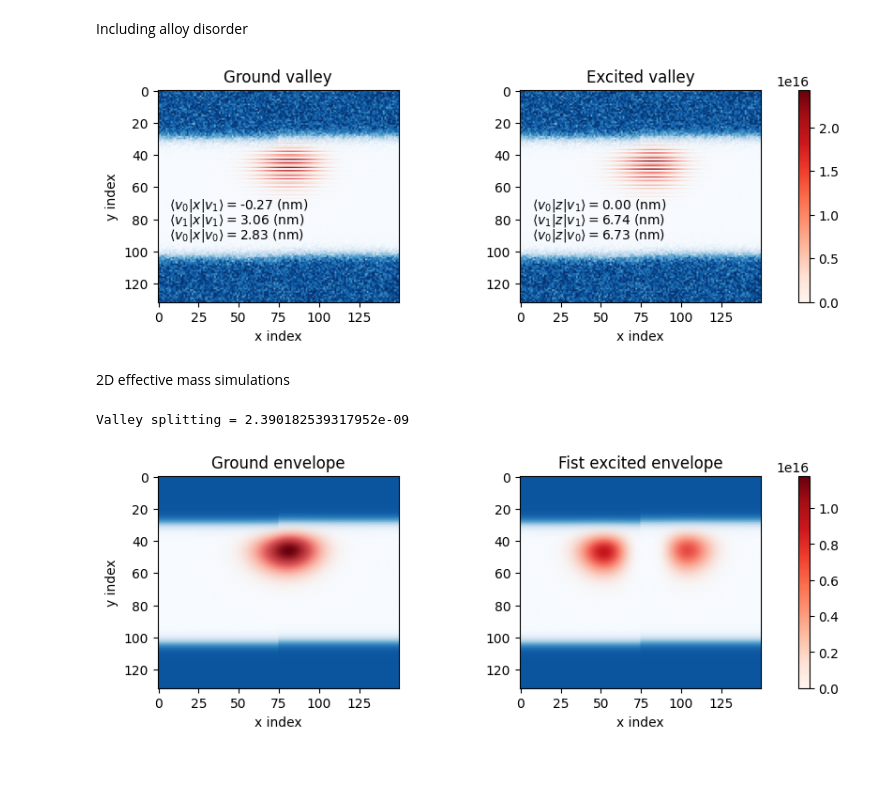
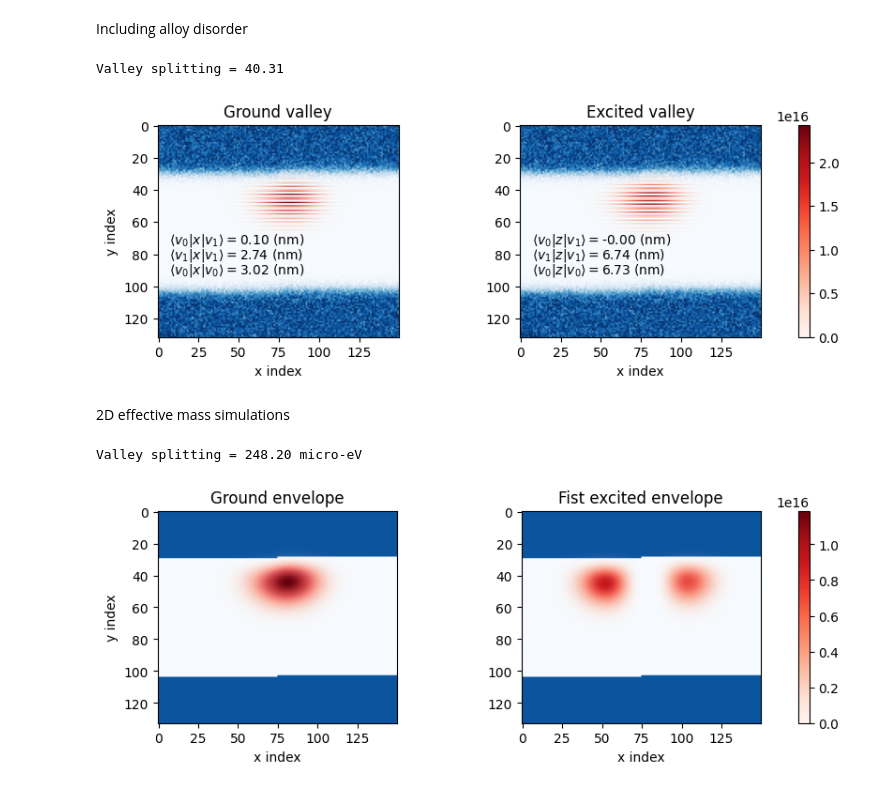
Before and after one commit to merrittlosert/alloy-disorder-sims, a Jupyter notebook: notebooks/2D_solvers_examples.ipynb, the cells around one changed output. Saved outputs shown, nothing was run; the diff lists cells and outputs as text; code cells hidden in the pictures.

```diff
--- a/notebooks/2D_solvers_examples.ipynb
+++ b/notebooks/2D_solvers_examples.ipynb
@@ -155,7 +155,7 @@ Including alloy disorder
 prof = vp.VerticalProfile(interface_type='sigmoid', top_cap_width_nm=4, bot_cap_width_nm=4)
 
 # No step simulations
-d2d = d2.Dot2D(si_concentrations=prof.si_concentrations, step_model='single-step', disorder_model='alloy', nx=150, y_orbital_spacing=2e-3, step_position_index=75)
+d2d = d2.Dot2D(si_concentrations=prof.si_concentrations, step_model='single-step', disorder_model='alloy', nx=150, y_orbital_spacing=2e-3, step_position=75)
 lat = d2d.effective_lattice
 
 model_tb = solvers.TwoBand_2D(
@@ -189,6 +189,9 @@ z01 = model_tb.z01_nm
 z00 = model_tb.z00_nm
 z11 = model_tb.z11_nm
 
+ev = model_tb.valley_splitting * 1e6
+print(f"Valley splitting = {ev:0.2f} micro-eV")
+
 # Plotting
 fig, ax = plt.subplots(1, 2, figsize=(8,3), layout='constrained')
 
@@ -220,14 +223,15 @@ ax[0].set_ylabel('y index')
 
 plt.show()
 # %% [output]
+Valley splitting = 40.31
 [figure]
 # %% [markdown]
 2D effective mass simulations
 # %%
-prof = vp.VerticalProfile(interface_type='sigmoid', top_cap_width_nm=4, bot_cap_width_nm=4)
+prof = vp.VerticalProfile(interface_type='sharp', top_cap_width_nm=4, bot_cap_width_nm=4)
 
 # No step simulations
-d2d = d2.Dot2D(si_concentrations=prof.si_concentrations, step_model='single-step', disorder_model='none', nx=150, y_orbital_spacing=2e-3, step_position_index=75)
+d2d = d2.Dot2D(si_concentrations=prof.si_concentrations, step_model='single-step', disorder_model='none', nx=150, y_orbital_spacing=2e-3, step_position=75)
 lat = d2d.effective_lattice
 
 model = solvers.EffectiveMass_2D(
@@ -245,38 +249,38 @@ v1 = evecs[:,1]
 
 # Print the valley splitting
 ev = model.valley_splitting
-print(f"Valley splitting = {ev}")
+print(f"Valley splitting = {1e6*ev:0.2f} micro-eV")
 
 # Convert vectors v0 and v1 to 2D matrices for viewing
 v0 = model.wf_2D_matrix_from_vector(v0)
 v1 = model.wf_2D_matrix_from_vector(v1)
 
 density_0 = np.abs(v0)**2
 alphas_0 = Normalize(clip=True)(density_0)
 
 density_1 = np.abs(v1)**2
 alphas_1 = Normalize(clip=True)(density_1)
 
 # Plotting
 fig, ax = plt.subplots(1, 2, figsize=(8,3), layout='constrained')
 
 max_wf = max([np.max(v0**2), np.max(v1**2)])
 max_pot = np.max(lat)
 
 ax[0].imshow(1-lat.T, cmap='Blues', vmin=0, vmax=0.35)
 im0 = ax[0].imshow(density_0.T, alpha=alphas_0.T, cmap="Reds",  vmin=0, vmax=max_wf)
 ax[0].set_title('Ground envelope')
 
 ax[1].imshow(1-lat.T, cmap='Blues', vmin=0, vmax=0.35)
 im1 = ax[1].imshow(density_1.T, alpha=alphas_1.T, cmap="Reds",  vmin=0, vmax=max_wf)
 fig.colorbar(im1, ax=ax[1])
 ax[1].set_title('Fist excited envelope')
 
 ax[0].set_xlabel('x index')
 ax[1].set_xlabel('x index')
 ax[0].set_ylabel('y index')
 
 plt.show()
 # %% [output]
-Valley splitting = 2.390182539317952e-09
+Valley splitting = 248.20 micro-eV
-[figure, old version]
+[figure, new version]
```
Also changed, not shown: parts of 1 cell of this notebook, 2 other files.
